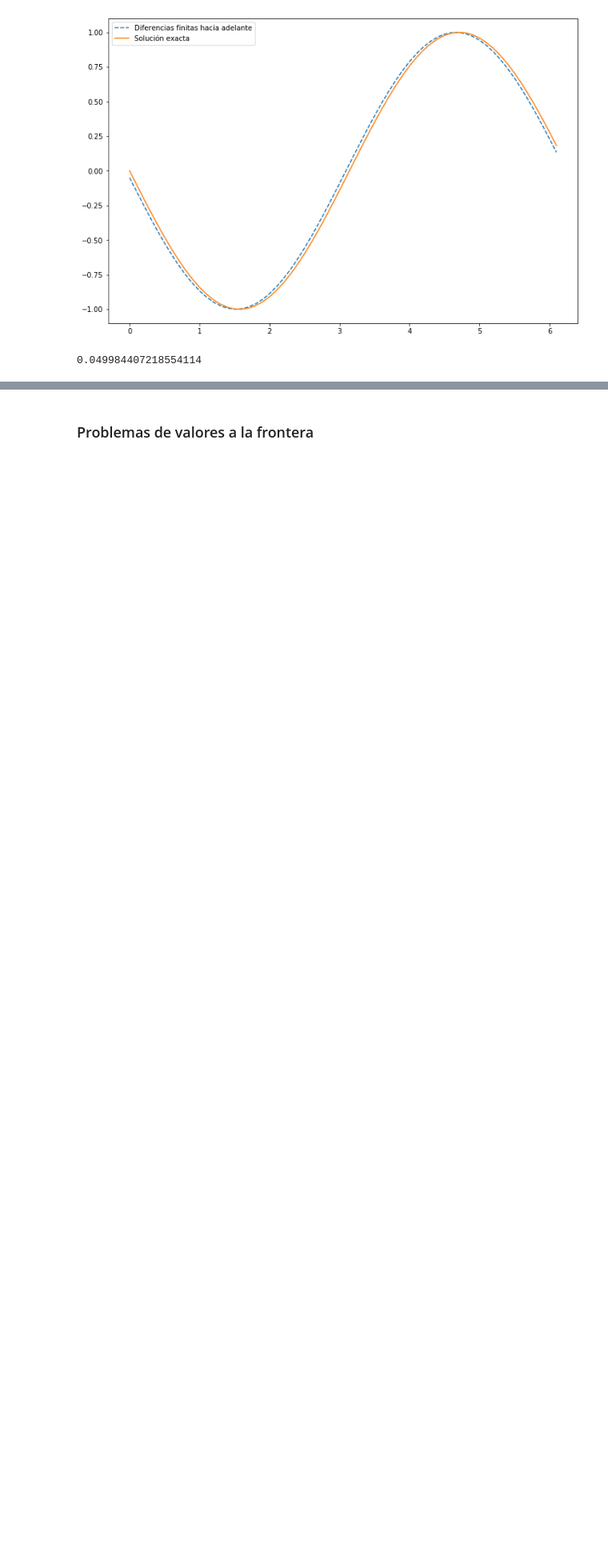
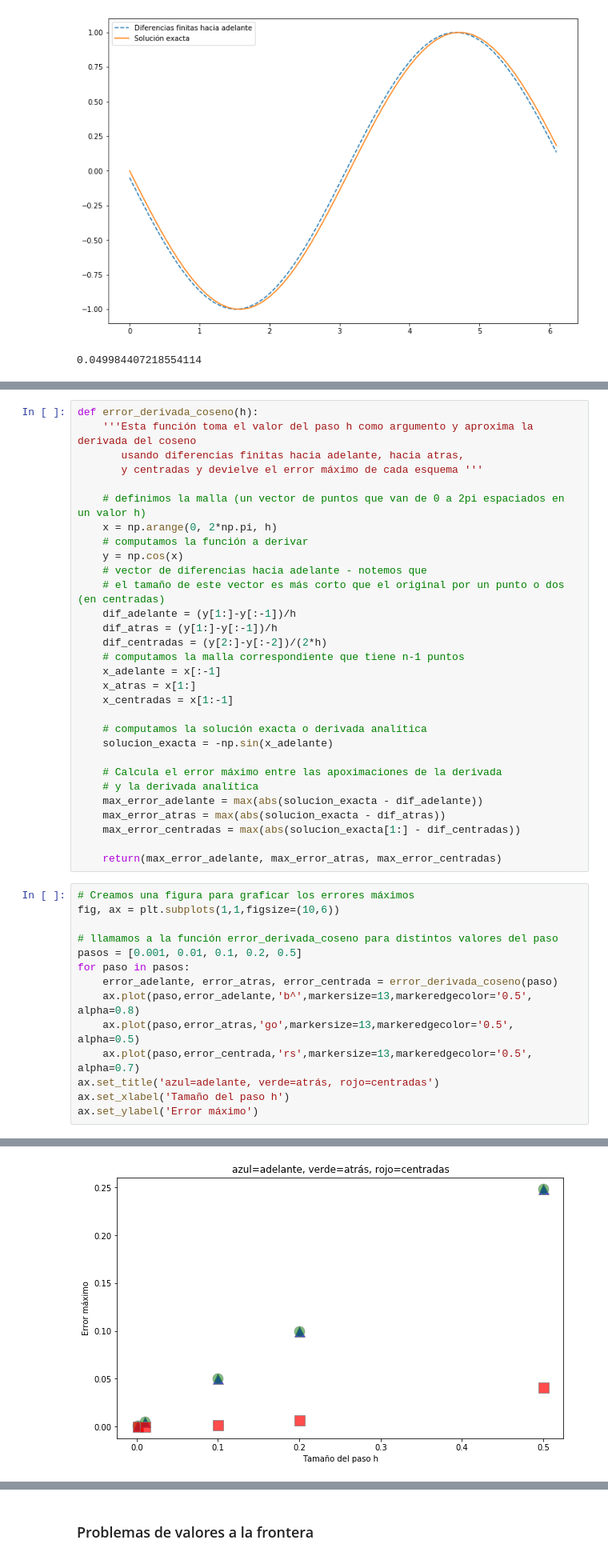
Before and after one commit to anakarinarm/TemSelModNum, a Jupyter notebook: notebooks_2021-2/03_difs_finitas/06_diferencias_finitas.ipynb, the cells around one changed output, grey strips where cells are left out. Shown at 80% size. Saved outputs shown, nothing was run; the diff lists cells and outputs as text; blank space fills up the shorter version.

```diff
--- a/notebooks_2021-2/03_difs_finitas/06_diferencias_finitas.ipynb
+++ b/notebooks_2021-2/03_difs_finitas/06_diferencias_finitas.ipynb
@@ -74,0 +136,45 @@ print(max_error)
+# %%
+def error_derivada_coseno(h):
+    '''Esta función toma el valor del paso h como argumento y aproxima la derivada del coseno
+       usando diferencias finitas hacia adelante, hacia atras,
+       y centradas y devielve el error máximo de cada esquema '''
+
+    # definimos la malla (un vector de puntos que van de 0 a 2pi espaciados en un valor h)
+    x = np.arange(0, 2*np.pi, h)
+    # computamos la función a derivar
+    y = np.cos(x)
+    # vector de diferencias hacia adelante - notemos que
+    # el tamaño de este vector es más corto que el original por un punto o dos (en centradas)
+    dif_adelante = (y[1:]-y[:-1])/h
+    dif_atras = (y[1:]-y[:-1])/h
+    dif_centradas = (y[2:]-y[:-2])/(2*h)
+    # computamos la malla correspondiente que tiene n-1 puntos
+    x_adelante = x[:-1]
+    x_atras = x[1:]
+    x_centradas = x[1:-1]
+
+    # computamos la solución exacta o derivada analítica
+    solucion_exacta = -np.sin(x_adelante)
+
+    # Calcula el error máximo entre las apoximaciones de la derivada
+    # y la derivada analítica
+    max_error_adelante = max(abs(solucion_exacta - dif_adelante))
+    max_error_atras = max(abs(solucion_exacta - dif_atras))
+    max_error_centradas = max(abs(solucion_exacta[1:] - dif_centradas))
+
+    return(max_error_adelante, max_error_atras, max_error_centradas)
+# %%
+# Creamos una figura para graficar los errores máximos
+fig, ax = plt.subplots(1,1,figsize=(10,6))
+
+# llamamos a la función error_derivada_coseno para distintos valores del paso
+pasos = [0.001, 0.01, 0.1, 0.2, 0.5]
+for paso in pasos:
+    error_adelante, error_atras, error_centrada = error_derivada_coseno(paso)
+    ax.plot(paso,error_adelante,'b^',markersize=13,markeredgecolor='0.5', alpha=0.8)
+    ax.plot(paso,error_atras,'go',markersize=13,markeredgecolor='0.5', alpha=0.5)
+    ax.plot(paso,error_centrada,'rs',markersize=13,markeredgecolor='0.5', alpha=0.7)
+ax.set_title('azul=adelante, verde=atrás, rojo=centradas')
+ax.set_xlabel('Tamaño del paso h')
+ax.set_ylabel('Error máximo')
+# %% [output]
@@ -74,0 +182 @@ print(max_error)
+[figure, added]
```
Also changed, not shown: parts of 7 cells of this notebook, 2 other files.
